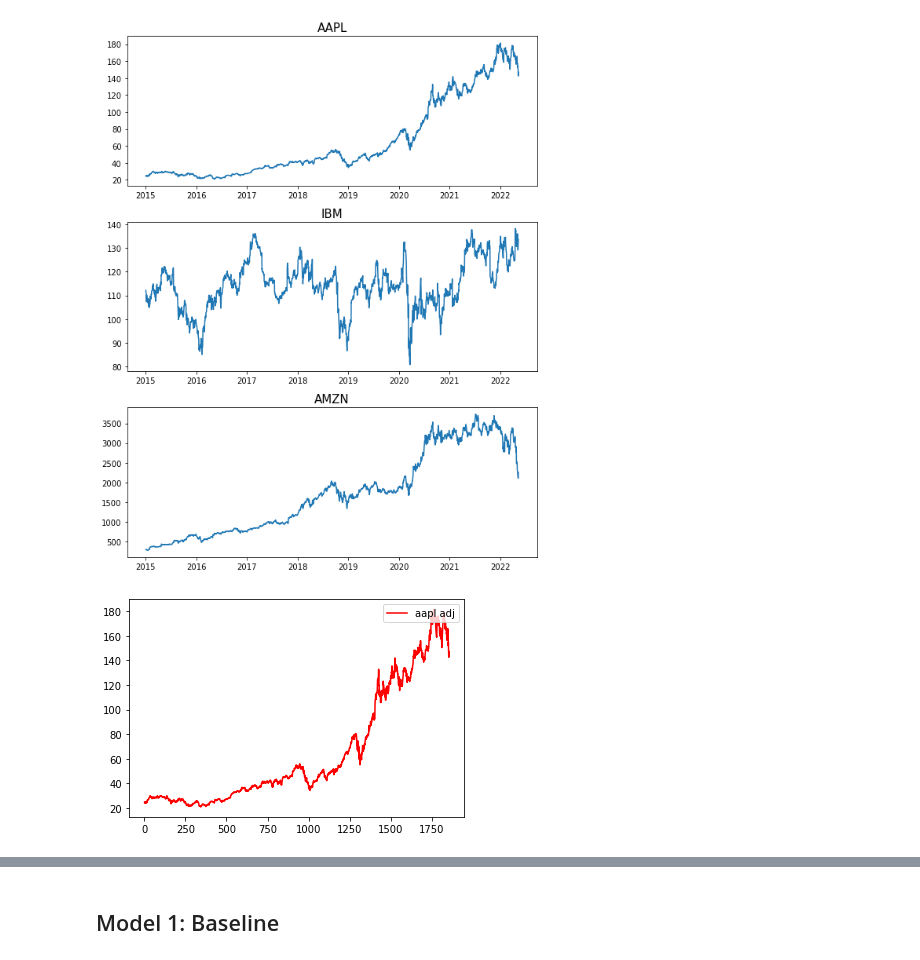
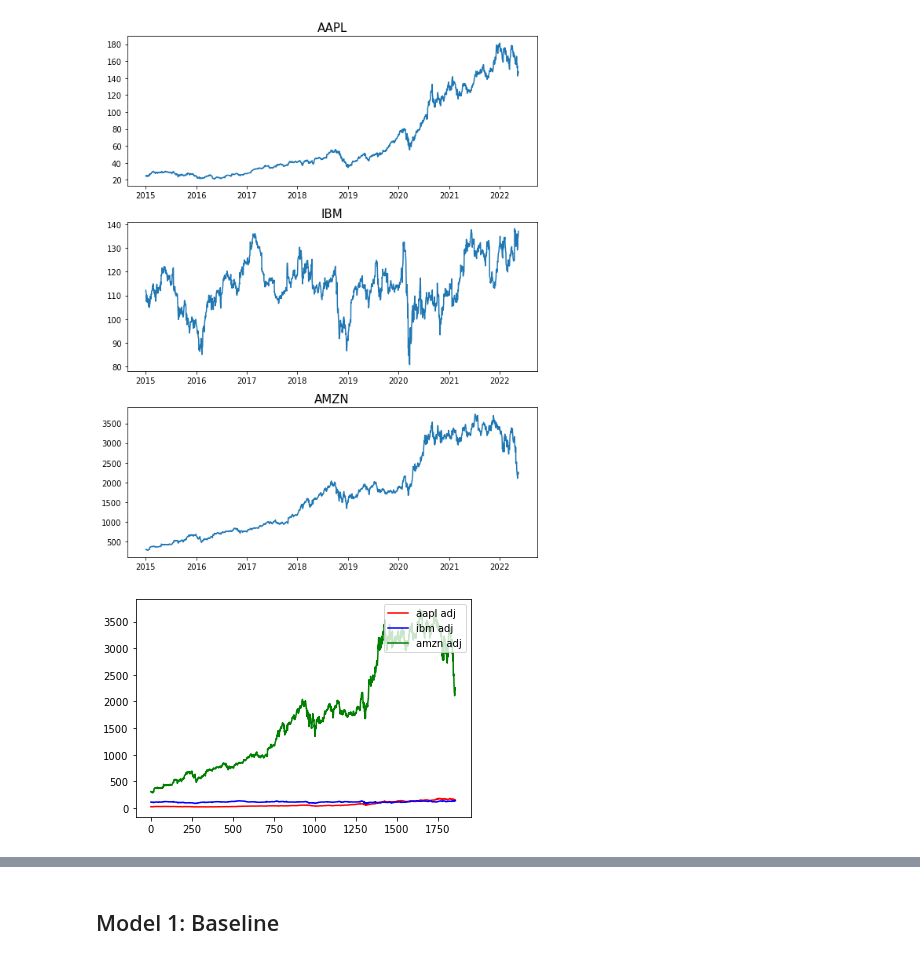
Before and after one commit to tl3472/Price-Prediction-and-Portfolio-Optimation, a Jupyter notebook: Final Report.ipynb, the cells around one changed output, grey strips where cells are left out. Drawn from its saved outputs; the diff is of its cells as text; code cells hidden in the pictures.

```diff
--- a/Final Report.ipynb
+++ b/Final Report.ipynb
@@ -53,10 +52,14 @@ obs = np.arange(1, len(aapl) + 1, 1)
 
 # TAKING DIFFERENT INDICATORS FOR PREDICTION
 aapl_adj = aapl["Adj Close"]
+ibm_adj = ibm["Adj Close"]
+amzn_adj = amzn["Adj Close"]
 # %%
 # PLOTTING ALL INDICATORS IN ONE PLOT
 plt.plot(obs, aapl_adj, 'r', label = 'aapl adj')
+plt.plot(obs, ibm_adj, 'b', label = 'ibm adj')
+plt.plot(obs, amzn_adj, 'g', label = 'amzn adj')
 plt.legend(loc = 'upper right')
 plt.show()
 # %% [output]
-[figure, old version]
+[figure, new version]
```
Also changed, not shown: parts of 37 cells of this notebook, 2 other files.
